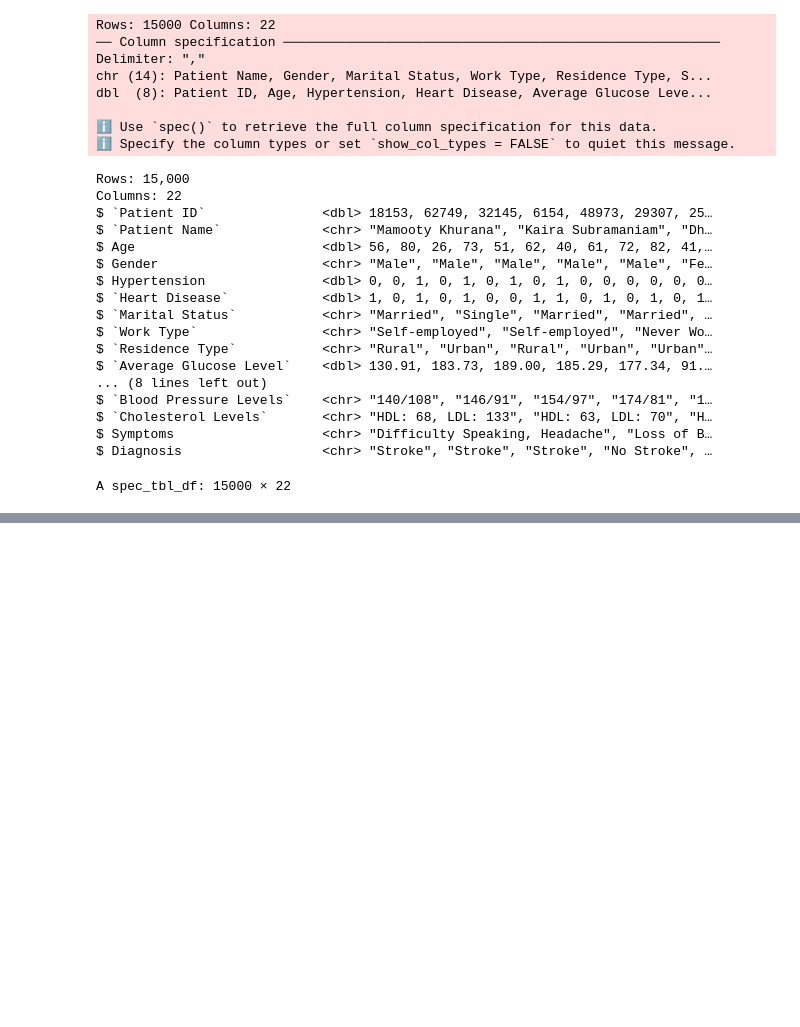
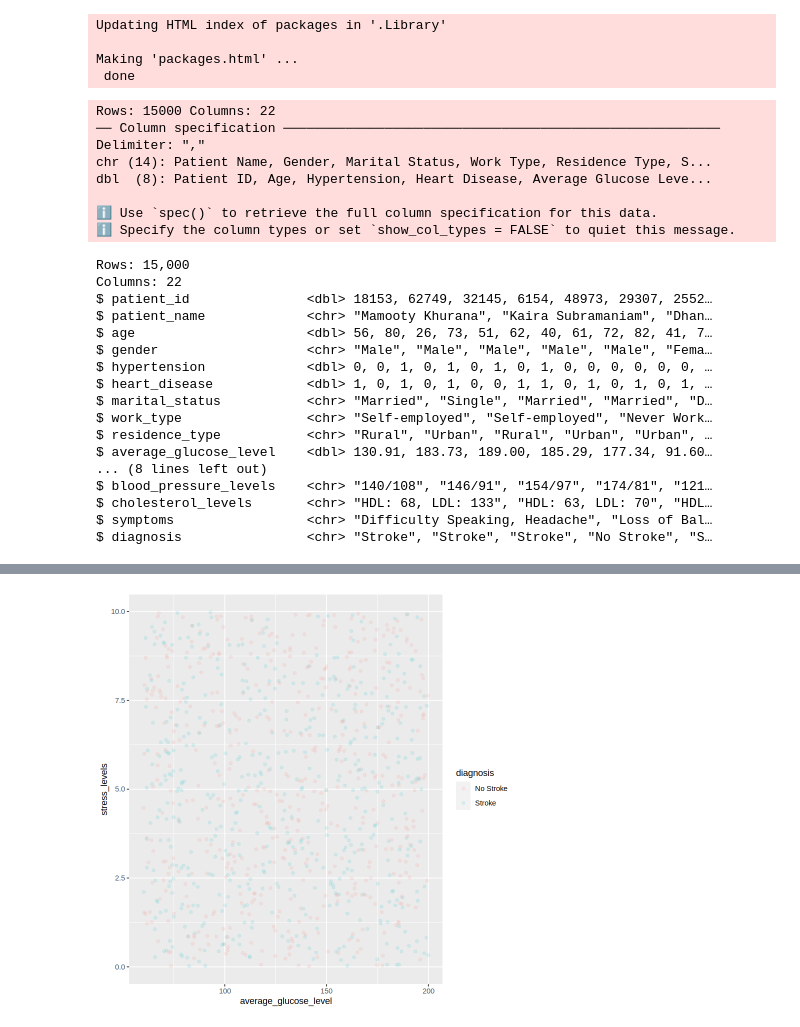
Before and after one commit to caiwwei/dsci-project-4, a Jupyter notebook: Untitled.ipynb, the cells around one changed output, grey strips where cells are left out. Saved outputs shown, nothing was run; the diff lists cells and outputs as text; code cells hidden in the pictures; blank space fills up the shorter version.

Commit message:
Added test plots for data

```diff
--- a/Untitled.ipynb
+++ b/Untitled.ipynb
@@ -1,11 +1,29 @@
+# %%
+library(tidyverse)
+install.packages("janitor") # for clean_names
+library(janitor)
+# %% [output]
+Updating HTML index of packages in '.Library'
+
+Making 'packages.html' ...
+ done
 # %%
-library(tidyverse)
+stroke_raw_data <- read_csv("stroke_prediction_dataset.csv") |>
+    clean_names()
 
-stroke_raw_data <- read_csv("stroke_prediction_dataset.csv")
+stroke_selected_data <- select(stroke_raw_data, -patient_id, -patient_name, -symptoms)
+
+stroke_sliced <- slice_head(stroke_selected_data, n = 1000)
 
 glimpse(stroke_raw_data)
 
-stroke_raw_data
+plot <- ggplot(stroke_sliced, aes(x = age, y = body_mass_index_bmi, color = diagnosis)) +
+    geom_point(alpha = 0.1)
+
+other_plot <- ggplot(stroke_sliced, aes(x = average_glucose_level, y = stress_levels, color = diagnosis)) +
+    geom_point(alpha = 0.1)
+
+other_plot
 # %% [output]
 Rows: 15000 Columns: 22
 ── Column specification ────────────────────────────────────────────────────────
@@ -17,19 +35,18 @@ dbl  (8): Patient ID, Age, Hypertension, Heart Disease, Average Glucose Leve...
 ℹ Specify the column types or set `show_col_types = FALSE` to quiet this message.
 Rows: 15,000
 Columns: 22
-$ `Patient ID`               <dbl> 18153, 62749, 32145, 6154, 48973, 29307, 25…
-$ `Patient Name`             <chr> "Mamooty Khurana", "Kaira Subramaniam", "Dh…
-$ Age                        <dbl> 56, 80, 26, 73, 51, 62, 40, 61, 72, 82, 41,…
-$ Gender                     <chr> "Male", "Male", "Male", "Male", "Male", "Fe…
-$ Hypertension               <dbl> 0, 0, 1, 0, 1, 0, 1, 0, 1, 0, 0, 0, 0, 0, 0…
-$ `Heart Disease`            <dbl> 1, 0, 1, 0, 1, 0, 0, 1, 1, 0, 1, 0, 1, 0, 1…
-$ `Marital Status`           <chr> "Married", "Single", "Married", "Married", …
-$ `Work Type`                <chr> "Self-employed", "Self-employed", "Never Wo…
-$ `Residence Type`           <chr> "Rural", "Urban", "Rural", "Urban", "Urban"…
-$ `Average Glucose Level`    <dbl> 130.91, 183.73, 189.00, 185.29, 177.34, 91.…
+$ patient_id               <dbl> 18153, 62749, 32145, 6154, 48973, 29307, 2552…
+$ patient_name             <chr> "Mamooty Khurana", "Kaira Subramaniam", "Dhan…
+$ age                      <dbl> 56, 80, 26, 73, 51, 62, 40, 61, 72, 82, 41, 7…
+$ gender                   <chr> "Male", "Male", "Male", "Male", "Male", "Fema…
+$ hypertension             <dbl> 0, 0, 1, 0, 1, 0, 1, 0, 1, 0, 0, 0, 0, 0, 0, …
+$ heart_disease            <dbl> 1, 0, 1, 0, 1, 0, 0, 1, 1, 0, 1, 0, 1, 0, 1, …
+$ marital_status           <chr> "Married", "Single", "Married", "Married", "D…
+$ work_type                <chr> "Self-employed", "Self-employed", "Never Work…
+$ residence_type           <chr> "Rural", "Urban", "Rural", "Urban", "Urban", …
+$ average_glucose_level    <dbl> 130.91, 183.73, 189.00, 185.29, 177.34, 91.60…
 ... (8 lines left out)
-$ `Blood Pressure Levels`    <chr> "140/108", "146/91", "154/97", "174/81", "1…
-$ `Cholesterol Levels`       <chr> "HDL: 68, LDL: 133", "HDL: 63, LDL: 70", "H…
-$ Symptoms                   <chr> "Difficulty Speaking, Headache", "Loss of B…
-$ Diagnosis                  <chr> "Stroke", "Stroke", "Stroke", "No Stroke", …
+$ blood_pressure_levels    <chr> "140/108", "146/91", "154/97", "174/81", "121…
+$ cholesterol_levels       <chr> "HDL: 68, LDL: 133", "HDL: 63, LDL: 70", "HDL…
+$ symptoms                 <chr> "Difficulty Speaking, Headache", "Loss of Bal…
+$ diagnosis                <chr> "Stroke", "Stroke", "Stroke", "No Stroke", "S…
-A spec_tbl_df: 15000 × 22
@@ -53,0 +53 @@ A spec_tbl_df: 15000 × 22
+[figure, added]
```
Also changed, not shown: parts of 1 cell of this notebook.
